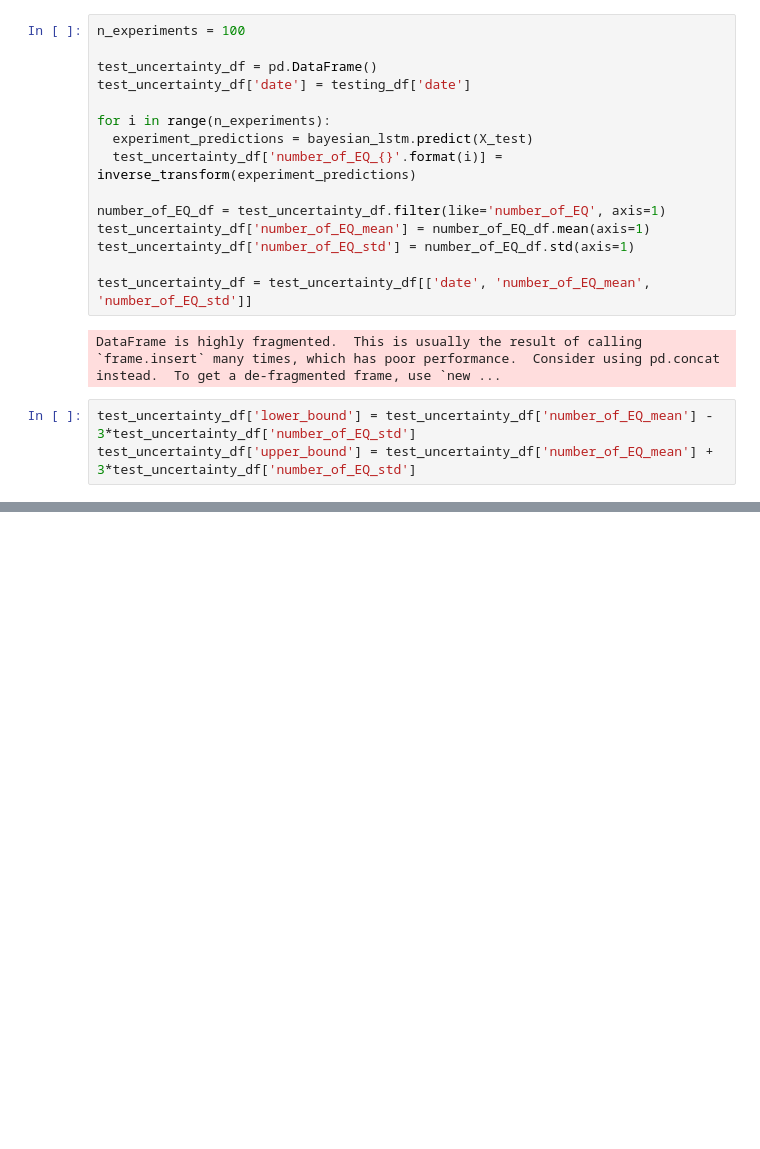
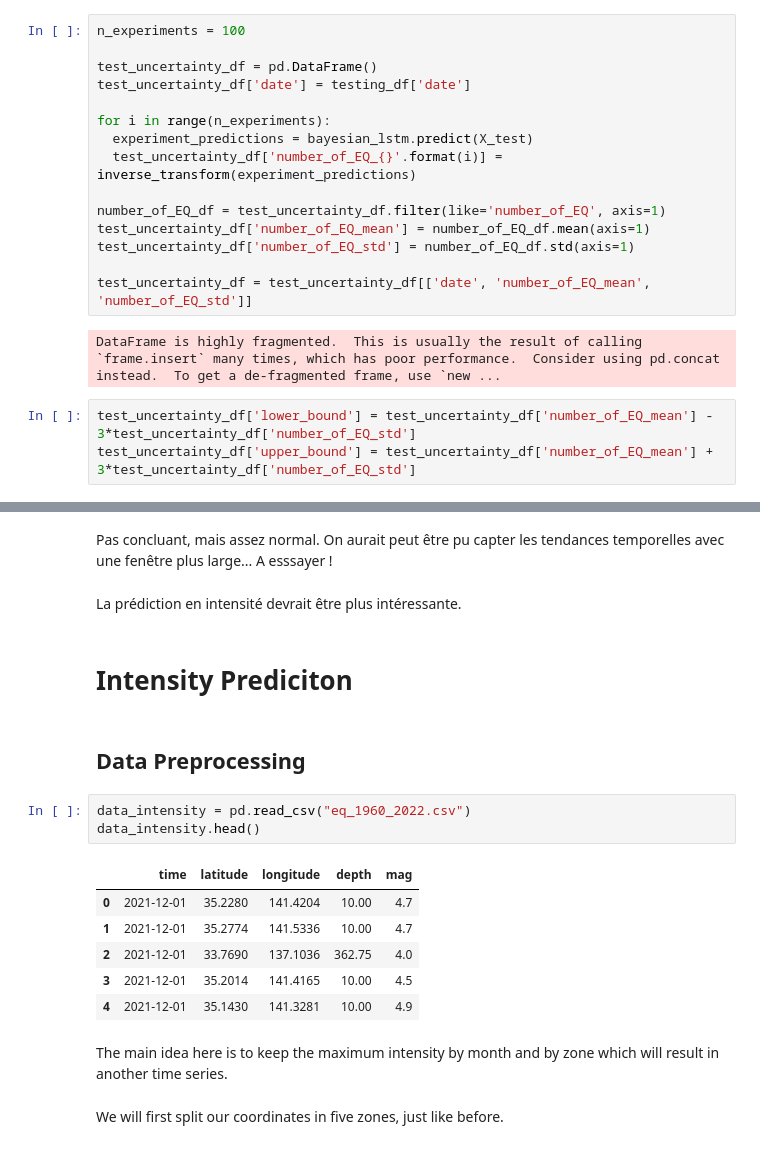
Before and after one commit to eupho73/TER-BNN, a Jupyter notebook: data/nn/Bayesian_LSTM.ipynb, the cells around one changed output, grey strips where cells are left out. Drawn from its saved outputs; the diff is of its cells as text; blank space fills up the shorter version.

```diff
--- a/data/nn/Bayesian_LSTM.ipynb
+++ b/data/nn/Bayesian_LSTM.ipynb
@@ -317,0 +338,22 @@ fig.show()
+# %% [markdown]
+Pas concluant, mais assez normal. On aurait peut être pu capter les tendances temporelles avec une fenêtre plus large... A esssayer !
+# %% [markdown]
+La prédiction en intensité devrait être plus intéressante.
+# %% [markdown]
+# Intensity Prediciton
+# %% [markdown]
+## Data Preprocessing
+# %%
+data_intensity = pd.read_csv("eq_1960_2022.csv")
+data_intensity.head()
+# %% [output]
+|  | time | latitude | longitude | depth | mag |
+| 0 | 2021-12-01 | 35.2280 | 141.4204 | 10.00 | 4.7 |
+| 1 | 2021-12-01 | 35.2774 | 141.5336 | 10.00 | 4.7 |
+| 2 | 2021-12-01 | 33.7690 | 137.1036 | 362.75 | 4.0 |
+| 3 | 2021-12-01 | 35.2014 | 141.4165 | 10.00 | 4.5 |
+| 4 | 2021-12-01 | 35.1430 | 141.3281 | 10.00 | 4.9 |
+# %% [markdown]
+The main idea here is to keep the maximum intensity by month and by zone which will result in another time series.
+# %% [markdown]
+We will first split our coordinates in five zones, just like before.
```
Also changed, not shown: parts of 12 cells of this notebook.
